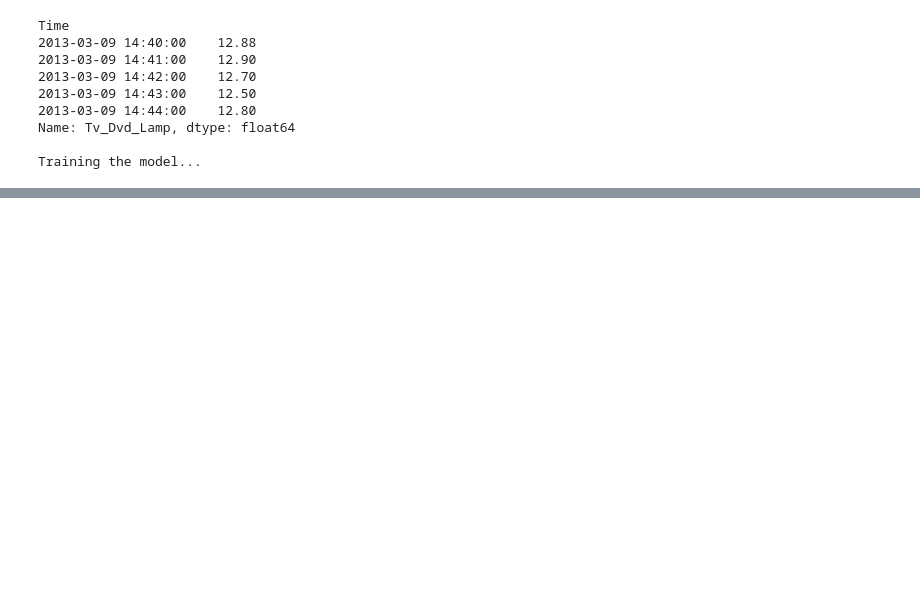
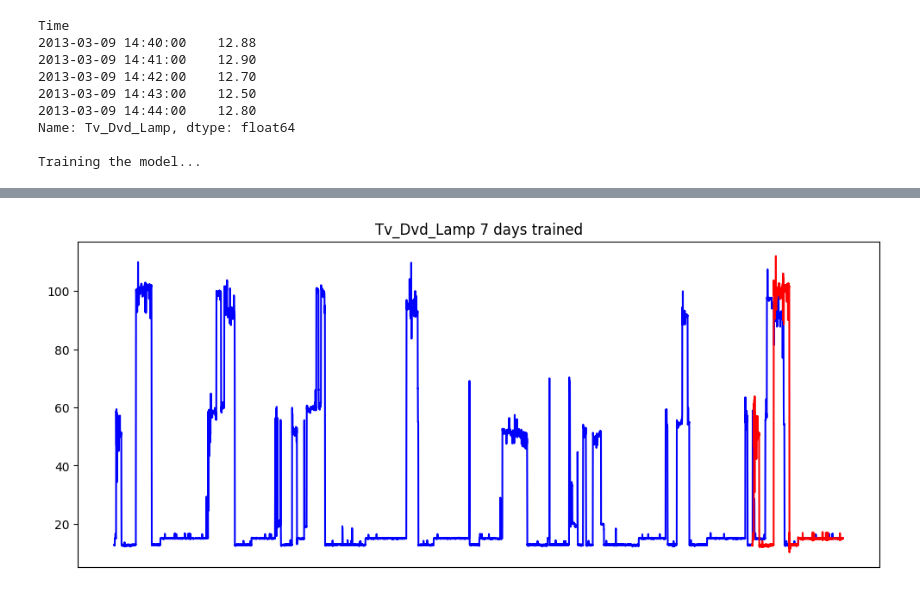
Before and after one commit to Vita98/EnergyLoadForecasting, a Jupyter notebook: sarimaNotebook.ipynb, the cells around one changed output, grey strips where cells are left out. Cells and saved outputs as stored; diff of their text form; code cells hidden in the pictures; blank space fills up the shorter version.

Commit message:
add SARIMA notebook, update path in ARIMA notebook

```diff
--- a/sarimaNotebook.ipynb
+++ b/sarimaNotebook.ipynb
@@ -31,7 +33,7 @@ class TestingTimeType(enum.IntEnum):
 '''
 	PUT HERE THE CONFIGURATION VALUES
 										'''
-trainSize = TrainignTimeType.ONE_MONTH
+trainSize = TrainignTimeType.ONE_WEEK
 testSize = TestingTimeType.ONE_DAY
 
 originFileName = "ukdale_def4.csv"
@@ -85,12 +86,25 @@ def save_plot():
 #Parser for the read_csv
 def parser(x):
 	return datetime.strptime(x, '%y-%m-%d %H:%M:%S')
+# %%
+# Accuracy metrics
+def forecast_accuracy(forecast, actual):
+    mape = np.mean(np.abs(forecast - actual)/np.abs(actual))  # MAPE
+    corr = np.corrcoef(forecast, actual)[0,1]   # corr
+    mins = np.amin(np.hstack([forecast[:,None],
+                              actual[:,None]]), axis=1)
+    maxs = np.amax(np.hstack([forecast[:,None],
+                              actual[:,None]]), axis=1)
+    minmax = 1 - np.mean(mins/maxs)             # minmax
+
+    return({'mape':mape,
+            'corr':corr, 'minmax':minmax})
 # %%
 #main function
 numbersOfRowToRead = int(trainSize) + int(testSize)
 
 #Reading the series from the dataset file
-series = read_csv("Dataset/" + originFileName,header=0,index_col=0,nrows=numbersOfRowToRead)
+series = read_csv("Dataset/" + originFileName,header=0,index_col=0,nrows=numbersOfRowToRead, usecols=["Time", seriesName])
 print(series[seriesName].head())
 
 #Splitting the dataset into training and testing
@@ -99,66 +113,57 @@ train, test = X[0:trainSize], X[trainSize:trainSize+testSize]
 history = [x for x in train]
 predictions = list()
 
-#Creating the ARIMA model
-#Creating the ARIMA model
-#(5,2,1) start_params=[0,0,0,0,0,0,1,5]
-#(5,1,1) start_params=[0,0,0,0,0,0,1,3]
 print("\nTraining the model...\n")
-#model = ARIMA(history, order=(5,0,1))
-#model_fit = model.fit(start_params=[0,0,0,0,0,0,0,1])
+
 maxLen = len(test)
-
-my_order = (1, 1, 1)
-my_seasonal_order = (1, 1, 1, 12)
+"""
+mod = sm.tsa.statespace.SARIMAX(df,
+                                order=(1, 0, 1),
+                                seasonal_order=(0, 0, 1, 12),
+                                enforce_stationarity=False,
+                                enforce_invertibility=False)
+"""
+#creating SARIMA model
+my_order = (1, 0, 1)
+my_seasonal_order = (0, 0, 1, 12)
 # define model
 
-model = sm.tsa.statespace.SARIMAX(train, order=my_order, seasonal_order=my_seasonal_order)
-#model = SARIMAX(train, order=my_order, seasonal_order=my_seasonal_order)
+model = sm.tsa.statespace.SARIMAX(train, order=my_order, seasonal_order=my_seasonal_order, enforce_stationarity=False,
+                                enforce_invertibility=False)
 
 model_fit = model.fit()
 
+# plot forecasts against actual outcomes
+yhat = model_fit.predict(start=0, end=len(test))
+#print(yhat)
+predictions = list()
+
+for value in yhat[1:]:
+    predictions.append(value)
+
 print("Testing...")
-# walk-forward validation
-"""
-for t in range(len(test)):
 
-    perc = (100 / maxLen) * t
-    print("\rPerc: %.2f" %perc, end="")
-    #print ("\033[A                             \033[A")
 
-    output = model_fit.forecast()
-    yhat = output[0]
-    predictions.append(yhat)
-    obs = test[t]
-    history.append(obs)
-
-    model_fit = model_fit.append([test[t]])
-    #print('predicted=%f, expected=%f' % (yhat, obs))
-
-predictions = model_fit.predict(start=0, end=len(test))
-#print(yhat)
-#add time index to predictions
-#fc_series = pd.Series(predictions,index=test.index)
+fc_series = pd.Series(predictions,index=test.index)
 
 # evaluate forecasts
-#rmse = sqrt(mean_squared_error(test, predictions))
-#print('Test RMSE: %.3f' % rmse)
+print(forecast_accuracy(fc_series.values, test.values))
 
-# plot forecasts against actual outcomes
+
 pyplot.figure(figsize=(12,5), dpi=100)
 pyplot.plot(train, color='blue')
 pyplot.plot(test, color='blue')
-pyplot.plot(predictions, color='red')
+pyplot.plot(fc_series, color='red')
 day = trainSize / 1440
 pyplot.title(seriesName + " " + str(int(day)) + " days trained")
 ax = pyplot.gca()
 ax.axes.xaxis.set_visible(False)
-"""
+
 #saving date
-#save_series_to_csv(train, "train.csv")
-#save_series_to_csv(test, "test.csv")
-#save_series_to_csv(fc_series, "predictions.csv")
-#save_plot()
+save_series_to_csv(train, "train.csv")
+save_series_to_csv(test, "test.csv")
+save_series_to_csv(fc_series, "predictions.csv")
+save_plot()
 #pyplot.show()
 
 print("\nAll done!\n")
@@ -176,2 +182,3 @@ Testing...
 
 All done!
+[figure, added]
```
Also changed, not shown: parts of 6 cells of this notebook, 7 other files.
